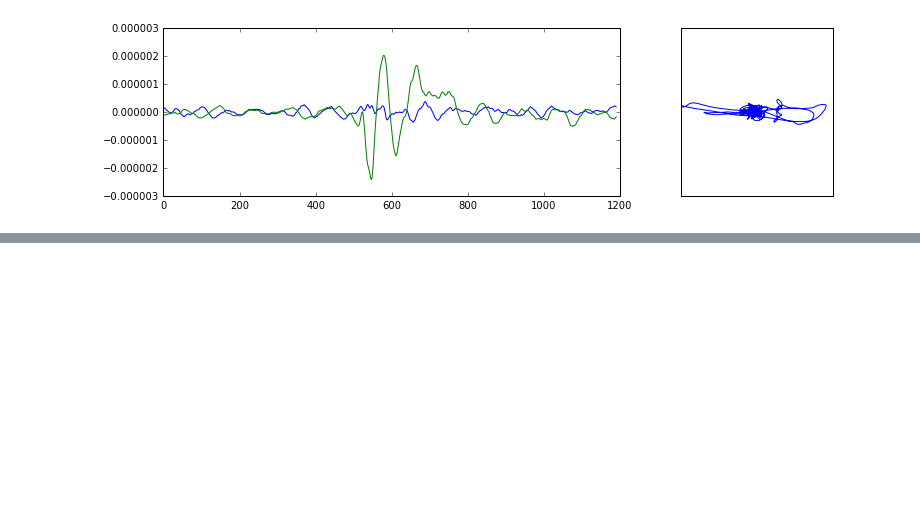
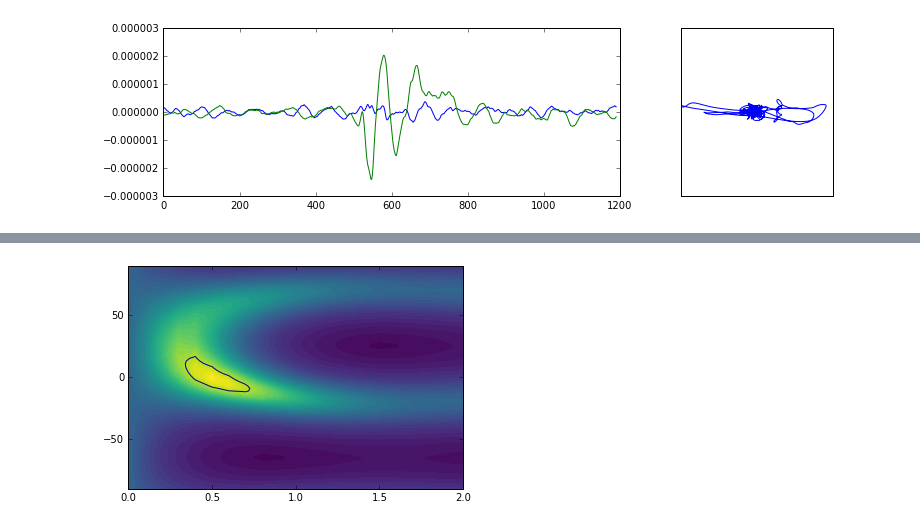
Before and after one commit to JackWalpole/splitwavepy, a Jupyter notebook: devel/Work_with_obspy.ipynb, the cells around one changed output, grey strips where cells are left out. Saved outputs shown, nothing was run; the diff lists cells and outputs as text; code cells hidden in the pictures; blank space fills up the shorter version.

```diff
--- a/devel/Work_with_obspy.ipynb
+++ b/devel/Work_with_obspy.ipynb
@@ -119,3 +117,7 @@ ValueError: operands could not be broadcast together with shapes (60,) (60,90)
+# %%
+M.plotsurf()
+# %% [output]
+[figure, added]
 # %%
 plt.plot(squashfast)
 plt.show()
```
Also changed, not shown: parts of 7 cells of this notebook, 1 other file.
